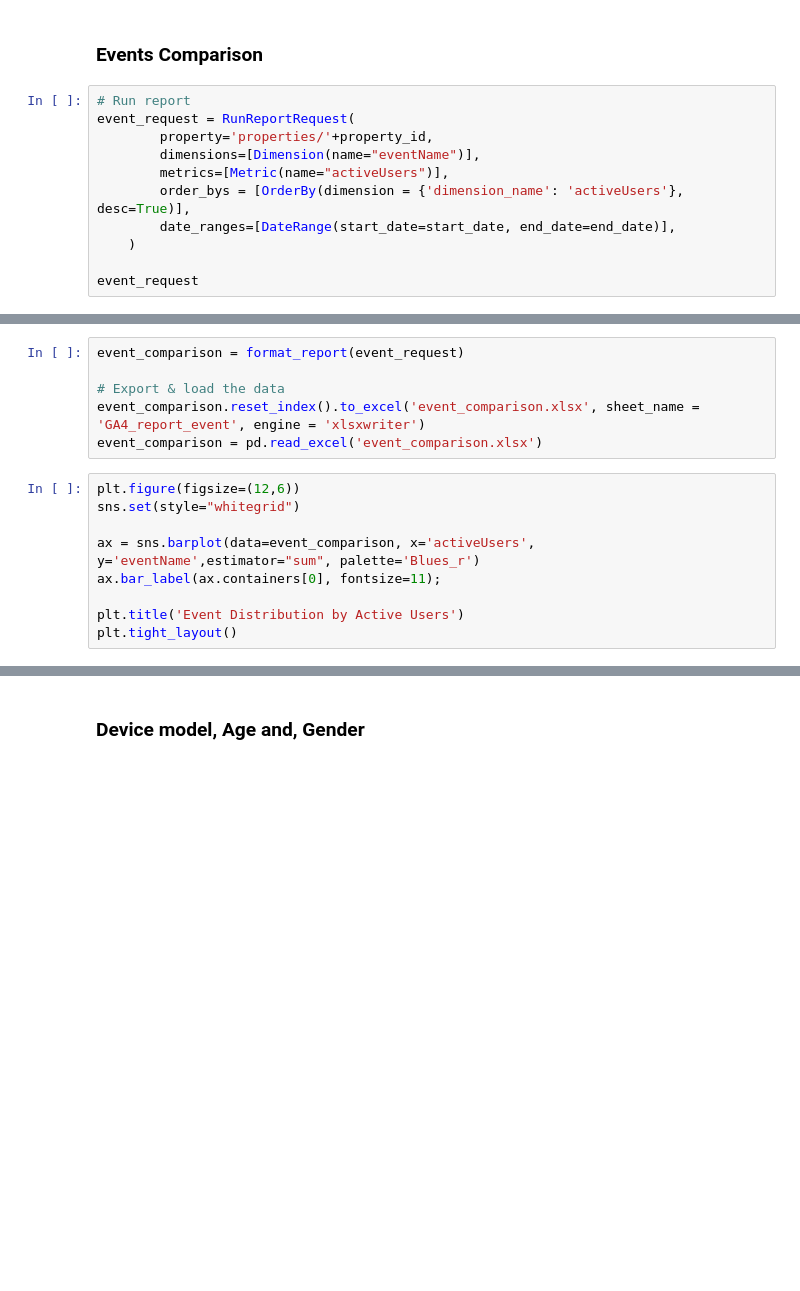
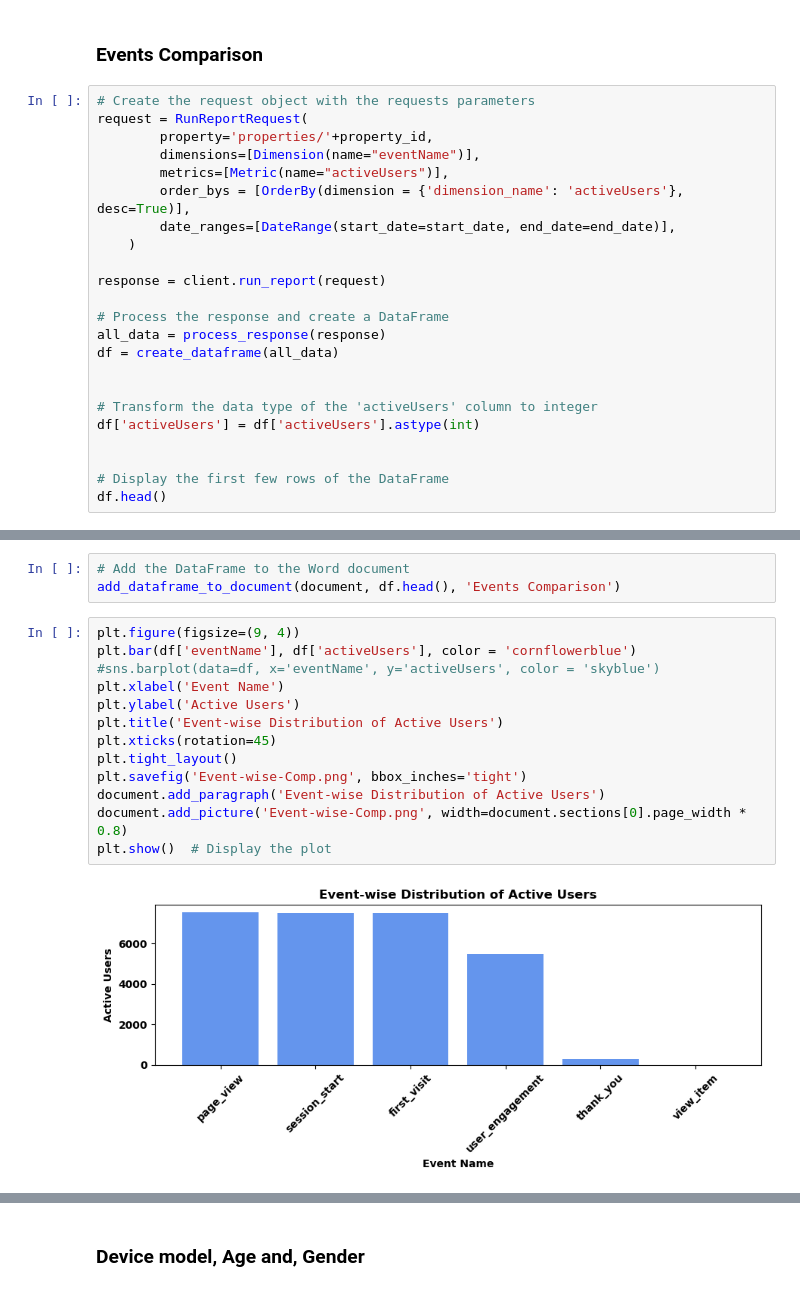
Before and after one commit to botchavs/ga4python3, a Jupyter notebook: GA4-python-automation.ipynb, the cells around one changed output, grey strips where cells are left out. Cells and saved outputs as stored; diff of their text form; blank space fills up the shorter version.

```diff
--- a/GA4-python-automation.ipynb
+++ b/GA4-python-automation.ipynb
@@ -436,8 +395,8 @@ Top 15 Landing Pages and, its Bounce Rate
 # %% [markdown]
 ### Events Comparison
 # %%
-# Run report
-event_request = RunReportRequest(
+# Create the request object with the requests parameters
+request = RunReportRequest(
         property='properties/'+property_id,
         dimensions=[Dimension(name="eventName")],
         metrics=[Metric(name="activeUsers")],
@@ -445,4 +404,16 @@ event_request = RunReportRequest(
         date_ranges=[DateRange(start_date=start_date, end_date=end_date)],
     )
 
-event_request
+response = client.run_report(request)
+
+# Process the response and create a DataFrame
+all_data = process_response(response)
+df = create_dataframe(all_data)
+
+
+# Transform the data type of the 'activeUsers' column to integer
+df['activeUsers'] = df['activeUsers'].astype(int)
+
+
+# Display the first few rows of the DataFrame
+df.head()
@@ -449,15 +427,18 @@ event_request
+# %%
+# Add the DataFrame to the Word document
+add_dataframe_to_document(document, df.head(), 'Events Comparison')
 # %%
-event_comparison = format_report(event_request)
-
-# Export & load the data
-event_comparison.reset_index().to_excel('event_comparison.xlsx', sheet_name = 'GA4_report_event', engine = 'xlsxwriter')
-event_comparison = pd.read_excel('event_comparison.xlsx')
+plt.figure(figsize=(9, 4))
+plt.bar(df['eventName'], df['activeUsers'], color = 'cornflowerblue')
+#sns.barplot(data=df, x='eventName', y='activeUsers', color = 'skyblue')
+plt.xlabel('Event Name')
+plt.ylabel('Active Users')
+plt.title('Event-wise Distribution of Active Users')
+plt.xticks(rotation=45)
+plt.tight_layout()
+plt.savefig('Event-wise-Comp.png', bbox_inches='tight')
+document.add_paragraph('Event-wise Distribution of Active Users')
+document.add_picture('Event-wise-Comp.png', width=document.sections[0].page_width * 0.8)
+plt.show()  # Display the plot
+# %% [output]
+[figure, added]
-# %%
-plt.figure(figsize=(12,6))
-sns.set(style="whitegrid")
-
-ax = sns.barplot(data=event_comparison, x='activeUsers', y='eventName',estimator="sum", palette='Blues_r')
-ax.bar_label(ax.containers[0], fontsize=11);
-
-plt.title('Event Distribution by Active Users')
-plt.tight_layout()
```
Also changed, not shown: parts of 48 cells of this notebook, 1 other file.
